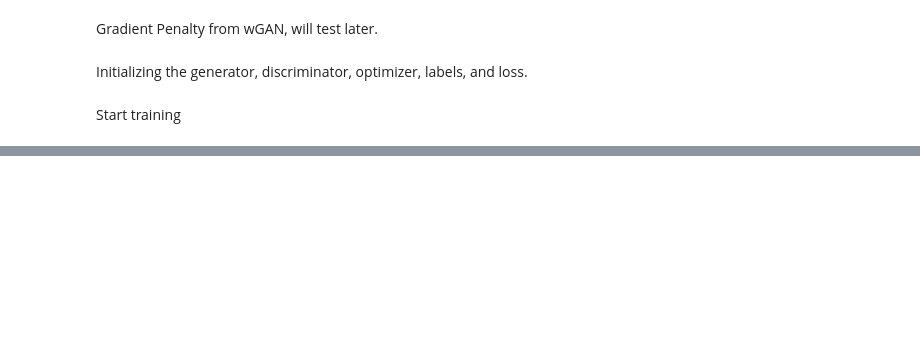
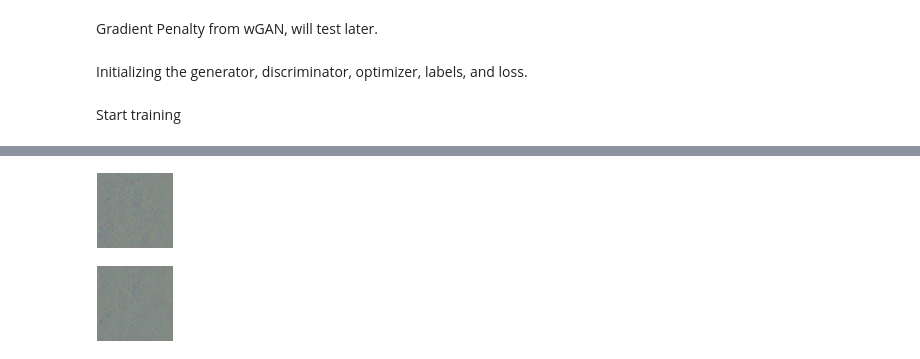
Before and after one commit to Stanfording/small_GAN_testing, a Jupyter notebook: 64_cele_small_try.ipynb, the cells around one changed output, grey strips where cells are left out. Drawn from its saved outputs; the diff is of its cells as text; code cells hidden in the pictures; blank space fills up the shorter version.

```diff
--- a/64_cele_small_try.ipynb
+++ b/64_cele_small_try.ipynb
@@ -88,25 +98,20 @@ datasets = Get_No_Classes_Img_Dataset(img_fold_dir_64_reso, transform = transfor
 total_data_len = len(datasets)
 
 # Viewing one data sample function:
-def showOneImge(img, name = "", blur = False):
+def showOneImge(img, i):
 
     img = img.squeeze()
 
     img = transforms.ToPILImage()(img)
-
-    if blur:
-        img = transforms.GaussianBlur(31, (100, 100))(img)
     plt.figure(figsize = (10,10), dpi = 10)
     plt.imshow(img)
     plt.axis('off')
-    plt.savefig(f"/content/log{name}.png", bbox_inches='tight', pad_inches = 0)
+    plt.savefig(f'{log_folder}/sample/{str(i + 1).zfill(6)}.png', bbox_inches='tight', pad_inches = 0)
     return
 
 
 
-loader = DataLoader(datasets, batch_size = batch_size)
-
-loader = iter(loader)
+datasets = DataLoader(datasets, batch_size = batch_size)
 # %% [markdown]
 
 
@@ -248,19 +260,21 @@ generator = G().to(device)
 discriminator = D().to(device)
 
 
-G_optimizer = t.optim.Adam(generator.parameters(), lr = 0.001, betas=(0.0, 0.99))
-D_optimizer = t.optim.Adam(discriminator.parameters(), lr = 0.001, betas=(0.0, 0.99))
+G_optimizer = t.optim.Adam(generator.parameters(), lr = 0.001)
+D_optimizer = t.optim.Adam(discriminator.parameters(), lr = 0.001)
 
 label_real = t.ones((batch_size, 1)).to(device)
 label_fake = t.zeros((batch_size, 1)).to(device)
 
-bceLoss = nn.BCELoss()
+bceLoss = nn.BCEWithLogitsLoss()
 # %% [markdown]
 Start training
 # %%
 for i in range(iteration):
 
     p = tqdm(range(total_data_len // batch_size + 1)) # This is a progress bar run on each epoch
+
+    loader = iter(datasets)
 
     for j in p:
 
@@ -270,47 +284,43 @@ for i in range(iteration):
         #Training the D
 
         real = next(loader).to(device)
-
-        input_noise = t.randn((batch_size, 1, 1, 5)).to(device)
-        fake = generator(input_noise, batch_size)
+        current_batch_size, c, h, w = real.shape
+        label_real = t.ones((current_batch_size, 1)).to(device)
+        label_fake = t.zeros((current_batch_size, 1)).to(device)
 
         real_score = discriminator(real)
+        d_real_loss = bceLoss(real_score, label_real)
 
-        if (label_real.shape != real_score.shape):
-          label_real = t.ones((real_score.shape)).to(device)
-
-
-
-        d_real_loss = bceLoss(real_score, label_real)
+        input_noise = t.randn((current_batch_size, 1, 1, 5)).to(device)
+        fake = generator(input_noise, current_batch_size)
         fake_score = discriminator(fake)
-
-        if fake_score.shape != label_fake.shape:
-          label_fake = t.zeros((real_score.shape)).to(device)
 
         d_fake_loss = bceLoss(fake_score, label_fake)
 
         total_loss = d_real_loss + d_fake_loss
 
-
+        discriminator.zero_grad()
+        generator.zero_grad()
         total_loss.backward()
         D_optimizer.step()
 
-        discriminator.zero_grad()
-        generator.zero_grad()
+
 
         #Training the G
 
+        if j % critic == 0:
+          input_noise = t.randn((current_batch_size, 1, 1, 5)).to(device)
+          fake = generator(input_noise, current_batch_size)
+          fake_score = discriminator(fake)
 
-        input_noise = t.randn((batch_size, 1, 1, 5)).to(device)
-        fake = generator(input_noise, batch_size)
-        fake_score = discriminator(fake)
-        g_fake_loss = bceLoss(fake_score, label_fake)
+          g_fake_loss = bceLoss(fake_score, label_fake)
 
-        g_fake_loss.backward()
-        G_optimizer.step()
+          discriminator.zero_grad()
+          generator.zero_grad()
+          g_fake_loss.backward()
+          G_optimizer.step()
 
-        discriminator.zero_grad()
-        generator.zero_grad()
+
 
         mse = "Epoch: " + batchNum
 
@@ -320,13 +330,16 @@ for i in range(iteration):
 
 
 
-    if i % 5 == 0:
+    if i % 2 == 0:
         input_noise = t.randn((batch_size, 1, 1, 5)).to(device)
-        fake = generator(input_noise, batch_size)
+        images = generator(input_noise, batch_size)[0]
+
+        showOneImge(images, i)
+        print("epoch = ", j + 1)
+        print('Epoch [{}/{}], Step [{}/{}], d_loss: {:.4f}, g_loss: {:.4f}, D(x): {:.2f}, D(G(z)): {:.2f}'.format(i, iteration, j+1, total_data_len // batch_size + 1, total_loss.item(), g_fake_loss.item(), real_score.mean().item(), fake_score.mean().item()))
 
 
-        showOneImge(fake[0], name = "generator_epoch_" + str(i+1), blur = False)
-        print("epoch = ", i + 1)
-
-        t.save(generator.state_dict(), f'{log_folder}/checkpoint/{str(i + 1).zfill(6)}_g.model')
-        t.save(discriminator.state_dict(), f'{log_folder}/checkpoint/{str(i + 1).zfill(6)}_d.model')
+    if i % 10 == 0:
+      t.save(generator.state_dict(), f'{log_folder}/checkpoint/{str(i + 1).zfill(6)}_g.model')
+      t.save(discriminator.state_dict(), f'{log_folder}/checkpoint/{str(i + 1).zfill(6)}_d.model')
+# %% [output]
@@ -332,0 +356,2 @@ for i in range(iteration):
+[figure, added]
+[figure, added]
```
Also changed, not shown: parts of 9 cells of this notebook.
